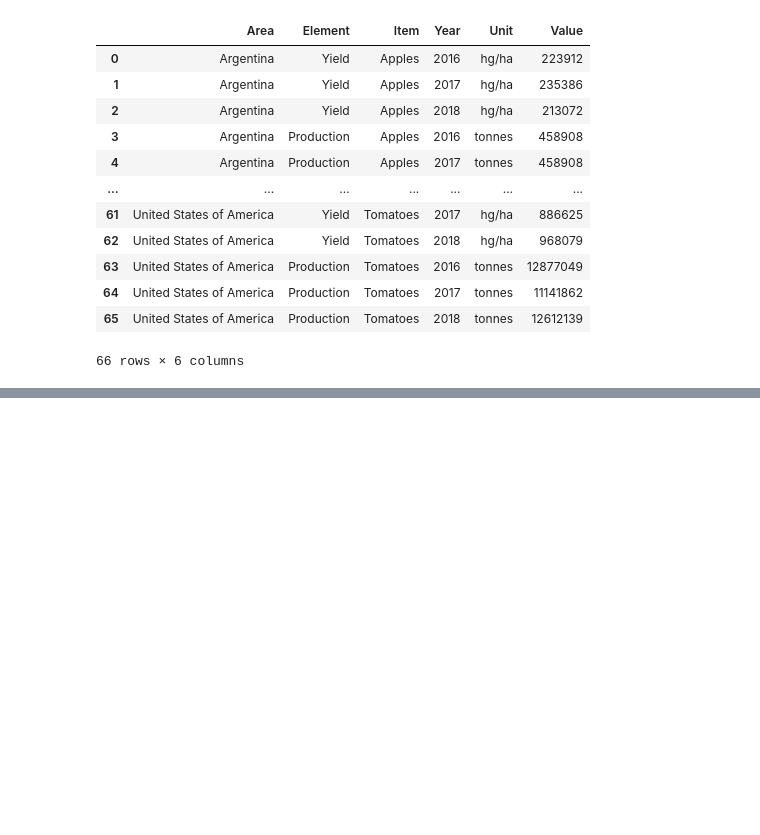
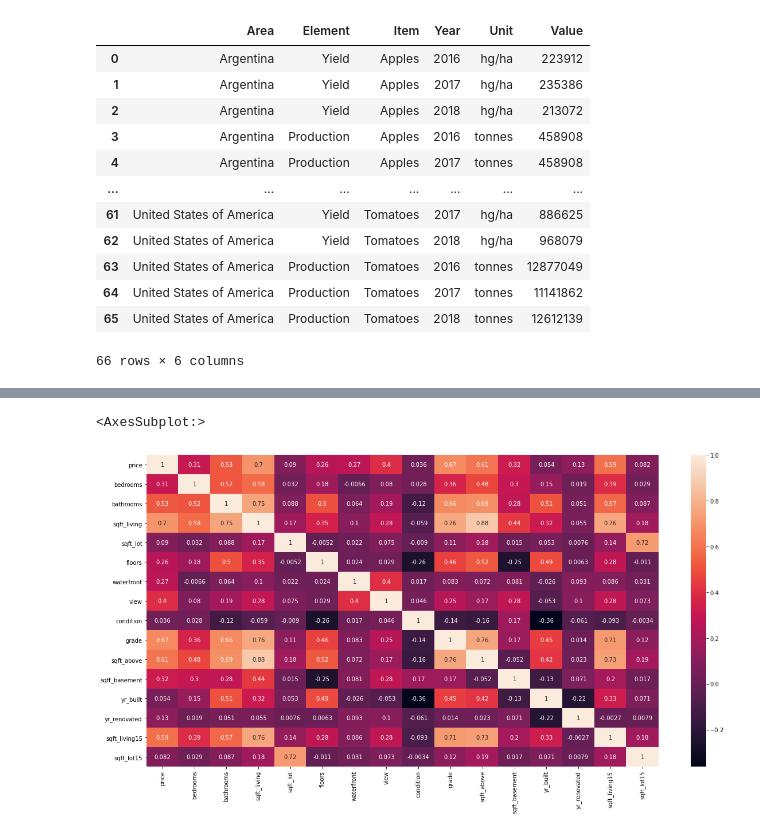
Before and after one commit to lmoreno98/100DaysOfCode, a Jupyter notebook: Python_Practice_guide/Pandas_Exploratory_Data_Analysis.ipynb, the cells around one changed output, grey strips where cells are left out. Saved outputs shown, nothing was run; the diff lists cells and outputs as text; code cells hidden in the pictures; blank space fills up the shorter version.

```diff
--- a/Python_Practice_guide/Pandas_Exploratory_Data_Analysis.ipynb
+++ b/Python_Practice_guide/Pandas_Exploratory_Data_Analysis.ipynb
@@ -179,0 +218,3 @@ pd.concat([production_pivot, yield_pivot], keys = ["Productions","Yield"])
+# %%
+# 1
+house = pd.read_csv("Datasets/kc_house_data.csv")
@@ -179,0 +292,3 @@ pd.concat([production_pivot, yield_pivot], keys = ["Productions","Yield"])
+# %%
+# 7
+house.drop(columns = ["id","date","zipcode","lat","long"], inplace = True)
@@ -179,0 +329,4 @@ pd.concat([production_pivot, yield_pivot], keys = ["Productions","Yield"])
+# %%
+# 10
+corr = house.corr()
+corr
@@ -179,0 +373,7 @@ pd.concat([production_pivot, yield_pivot], keys = ["Productions","Yield"])
+# %%
+# 12
+plt.figure(figsize=(20,10))
+sns.heatmap(corr,annot = True)
+# %% [output]
+<AxesSubplot:>
+[figure, added]
```
Also changed, not shown: parts of 42 cells of this notebook.
